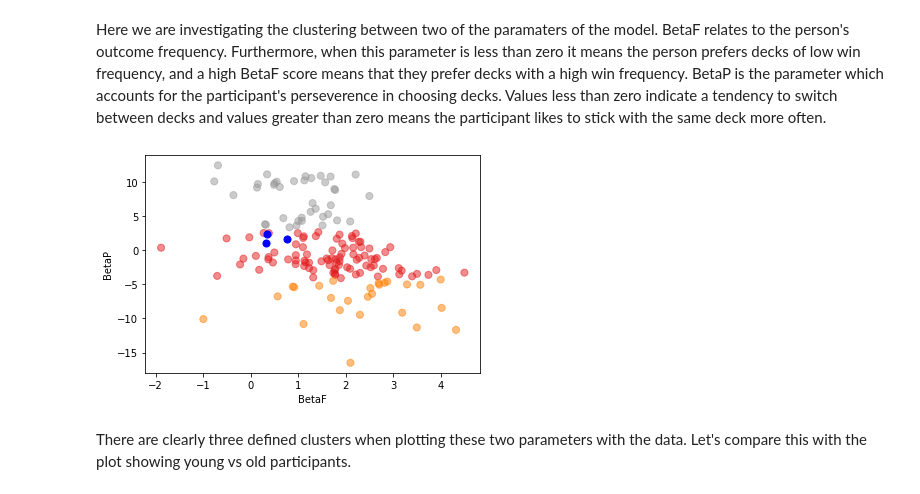
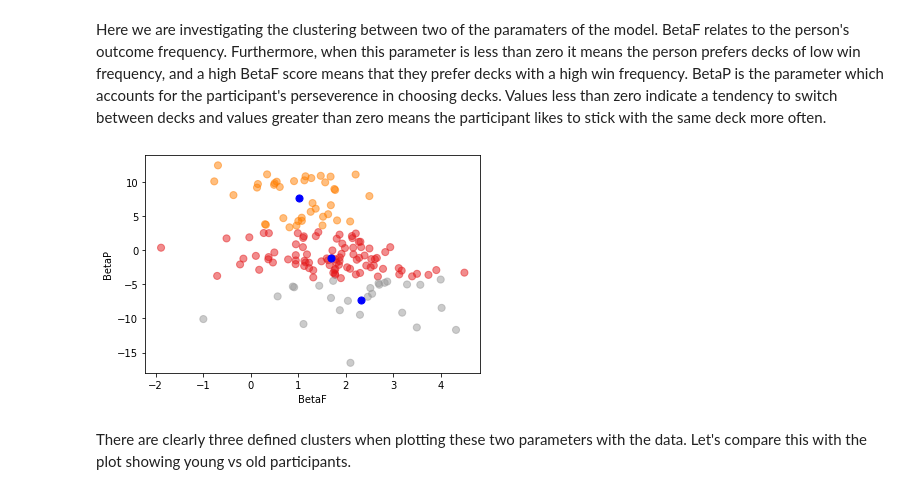
Before and after one commit to adampower48/ca4015_assignment1_dan_adam, a Jupyter notebook: book/_build/jupyter_execute/clustering.ipynb, the cells around one changed output. Cells and saved outputs as stored; diff of their text form; code cells hidden in the pictures.

Commit message:
Expand clustering analysis section

```diff
--- a/book/_build/jupyter_execute/clustering.ipynb
+++ b/book/_build/jupyter_execute/clustering.ipynb
@@ -21,17 +24,16 @@ df_orl.head()
 # %% [markdown]
 Here we are investigating the clustering between two of the paramaters of the model. BetaF relates to the person's outcome frequency. Furthermore, when this parameter is less than zero it means the person prefers decks of low win frequency, and a high BetaF score means that they prefer decks with a high win frequency. BetaP is the parameter which accounts for the participant's perseverence in choosing decks. Values less than zero indicate a tendency to switch between decks and values greater than zero means the participant likes to stick with the same deck more often.
 # %%
-df_orl_betas = df_orl[["subjID_label", "BetaF", "BetaP"]]
-kmeans_betas = KMeans(n_clusters=3).fit(df_orl_betas)
+kmeans_betas = KMeans(n_clusters=3).fit(df_orl[["BetaF", "BetaP"]])
 centroids_betas = kmeans_betas.cluster_centers_
 # %%
-plt.scatter(df_orl_betas['BetaF'], df_orl_betas['BetaP'], c= kmeans_betas.labels_, cmap = "Set1", s=50, alpha=0.5)
+plt.scatter(df_orl['BetaF'], df_orl['BetaP'], c= kmeans_betas.labels_, cmap = "Set1", s=50, alpha=0.5)
 plt.scatter(centroids_betas[:, 0], centroids_betas[:, 1], c='blue', s=50)
 plt.xlabel('BetaF')
 plt.ylabel('BetaP')
 plt.show()
 # %% [output]
-[figure, old version]
+[figure, new version]
 # %% [markdown]
 There are clearly three defined clusters when plotting these two parameters with the data. Let's compare this with the plot showing young vs old participants.
 # %%
```
Also changed, not shown: parts of 20 cells of this notebook, 25 other files.
